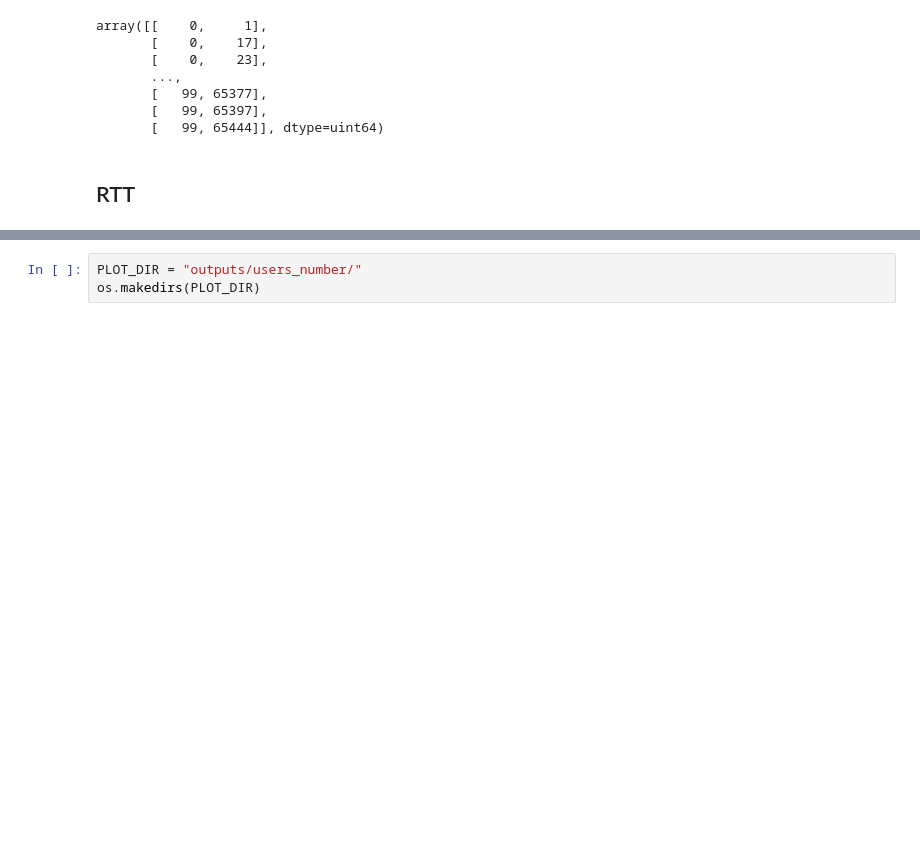
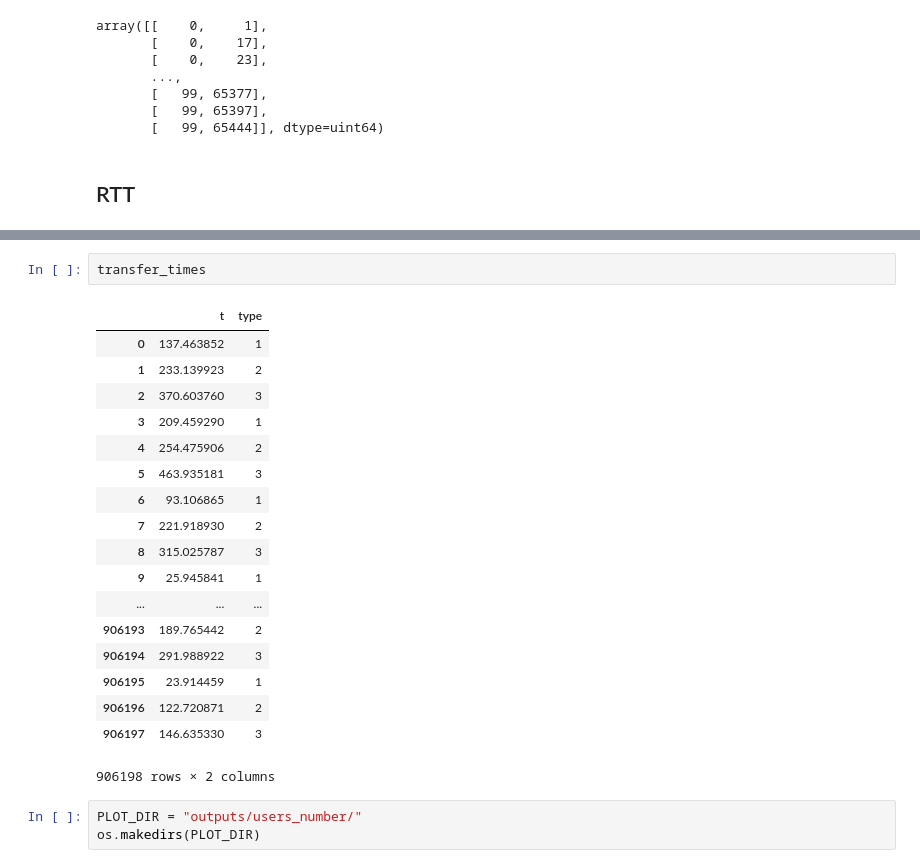
Before and after one commit to dbosk/spores, a Jupyter notebook: code/notebooks/5.2 - File sharing experiment interpretation.ipynb, the cells around one changed output, grey strips where cells are left out. Drawn from its saved outputs; the diff is of its cells as text; blank space fills up the shorter version.

```diff
--- a/code/notebooks/5.2 - File sharing experiment interpretation.ipynb
+++ b/code/notebooks/5.2 - File sharing experiment interpretation.ipynb
@@ -192,3 +199,24 @@ TypeError: object of type 'NoneType' has no len()
+# %%
+transfer_times
+# %% [output]
+|  | t | type |
+| 0 | 137.463852 | 1 |
+| 1 | 233.139923 | 2 |
+| 2 | 370.603760 | 3 |
+| 3 | 209.459290 | 1 |
+| 4 | 254.475906 | 2 |
+| 5 | 463.935181 | 3 |
+| 6 | 93.106865 | 1 |
+| 7 | 221.918930 | 2 |
+| 8 | 315.025787 | 3 |
+| 9 | 25.945841 | 1 |
+| ... | ... | ... |
+| 906193 | 189.765442 | 2 |
+| 906194 | 291.988922 | 3 |
+| 906195 | 23.914459 | 1 |
+| 906196 | 122.720871 | 2 |
+| 906197 | 146.635330 | 3 |
+906198 rows × 2 columns
 # %%
 PLOT_DIR = "outputs/users_number/"
 os.makedirs(PLOT_DIR)
```
Also changed, not shown: parts of 4 cells of this notebook, 5 other files.
